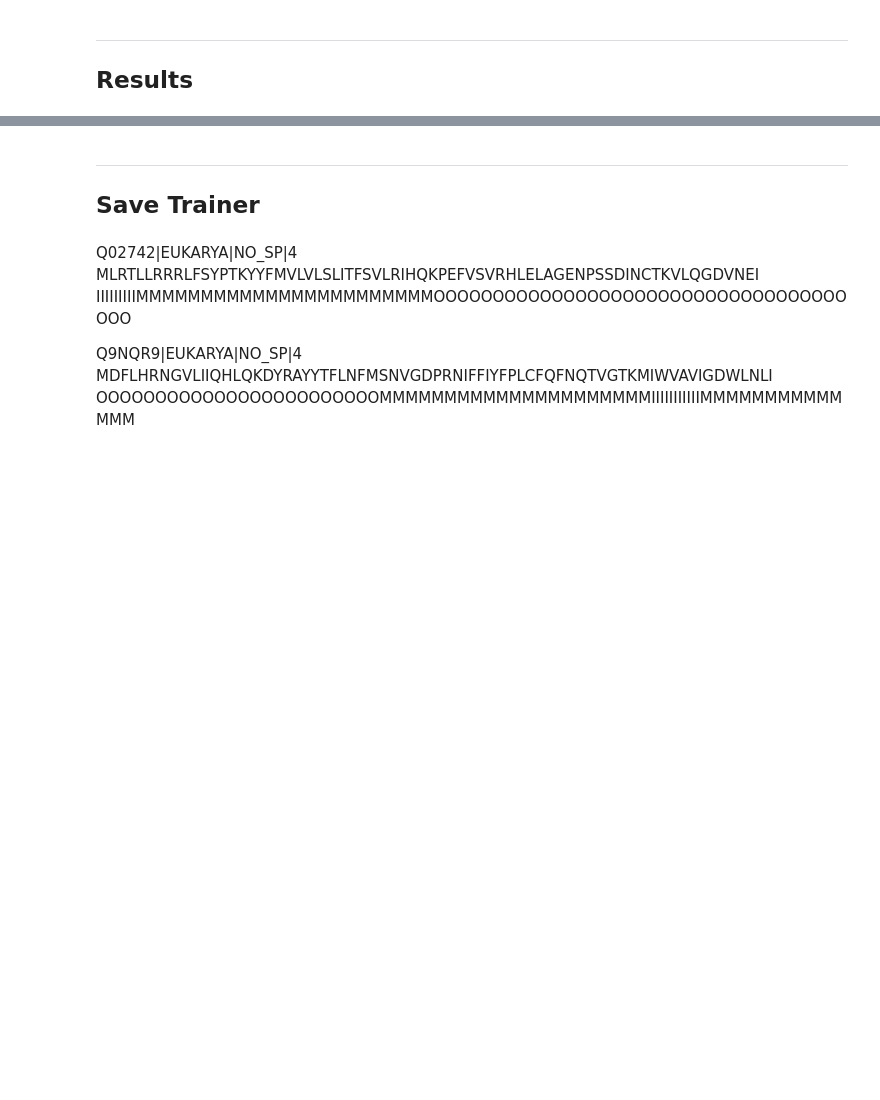
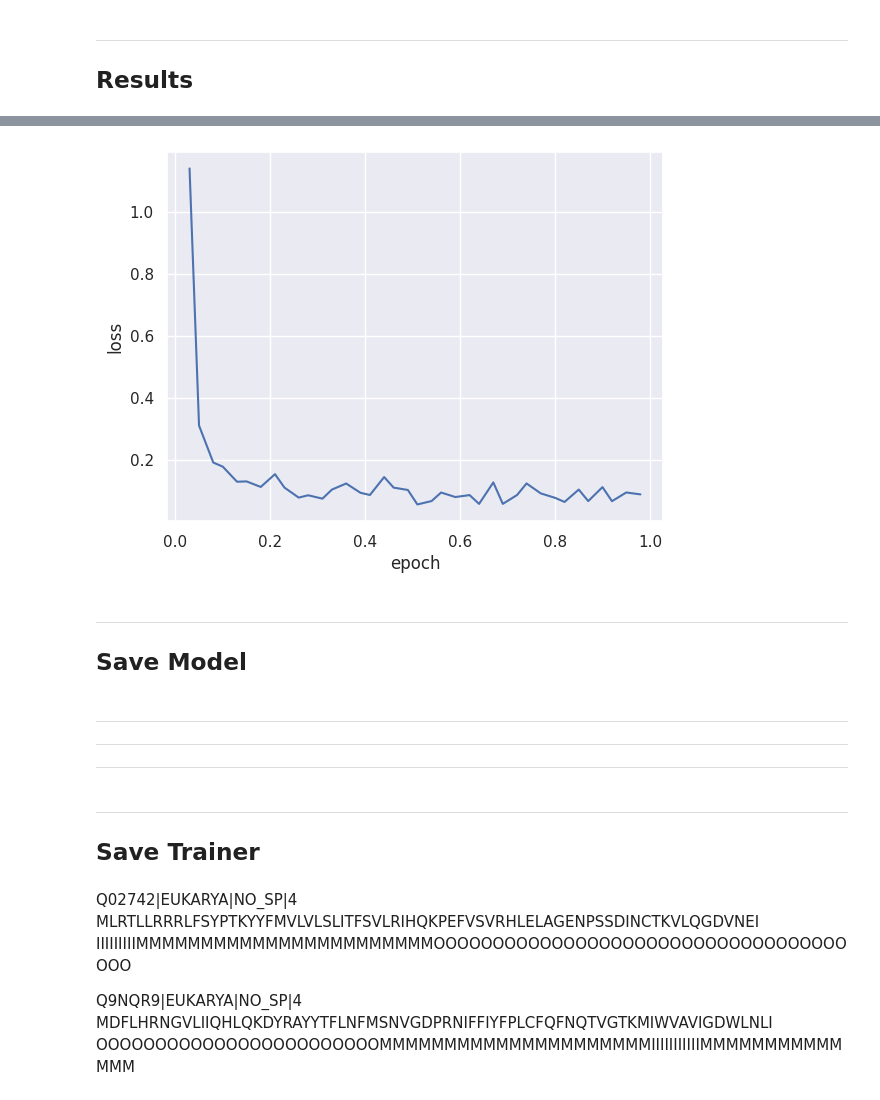
Before and after one commit to finnlueth/prottrans-t5-signalpeptide-prediction, a Jupyter notebook: notebooks/lora-linear-model-train.ipynb, the cells around one changed output, grey strips where cells are left out. Drawn from its saved outputs; the diff is of its cells as text; code cells hidden in the pictures; blank space fills up the shorter version.

```diff
--- a/notebooks/lora-linear-model-train.ipynb
+++ b/notebooks/lora-linear-model-train.ipynb
@@ -276,0 +348,27 @@ t5_lora_model = inject_linear_layer(
+# %%
+training_args = TrainingArguments(
+    output_dir='./checkpoints',
+    learning_rate=config.lr,
+    per_device_train_batch_size=config.batch_size,
+    per_device_eval_batch_size=config.batch_size,
+    num_train_epochs=config.num_epochs,
+    logging_steps=config.logging_steps,
+    # save_strategy="steps",
+    save_steps=config.save_steps,
+    # evaluation_strategy="steps",
+    # eval_steps=config.eval_steps,
+    # load_best_model_at_end=True,
+    # save_total_limit=5,
+    seed=42,
+    # fp16=True,
+    # deepspeed=deepspeed_config
+)
+
+trainer = Trainer(
+    model=t5_lora_model,
+    args=training_args,
+    train_dataset=ds_train,
+    # eval_dataset=ds_validate,
+    data_collator=data_collator,
+    compute_metrics=config.metric
+)
@@ -284,4 +512,4 @@ ValueError: Trainer: evaluation requires an eval_dataset.
 ---
 ## Results
 # %%
-pd.DataFrame(trainer.state.log_history)
+result_log = pd.DataFrame(trainer.state.log_history)
@@ -291,0 +536,8 @@ pd.DataFrame(trainer.state.log_history)
+# %%
+import seaborn as sns
+import matplotlib.pyplot as plt
+
+sns.set_theme(style="darkgrid")
+my_plot = sns.lineplot(data=result_log, x='epoch', y='loss')
+# %% [output]
+[figure, added]
@@ -291,0 +547,3 @@ pd.DataFrame(trainer.state.log_history)
+# %% [markdown]
+---
+## Save Model
@@ -292,3 +552,7 @@ pd.DataFrame(trainer.state.log_history)
+# %% [markdown]
+---
+---
+---
 # %% [markdown]
 ---
 ## Save Trainer
```
Also changed, not shown: parts of 57 cells of this notebook, 9 other files.
